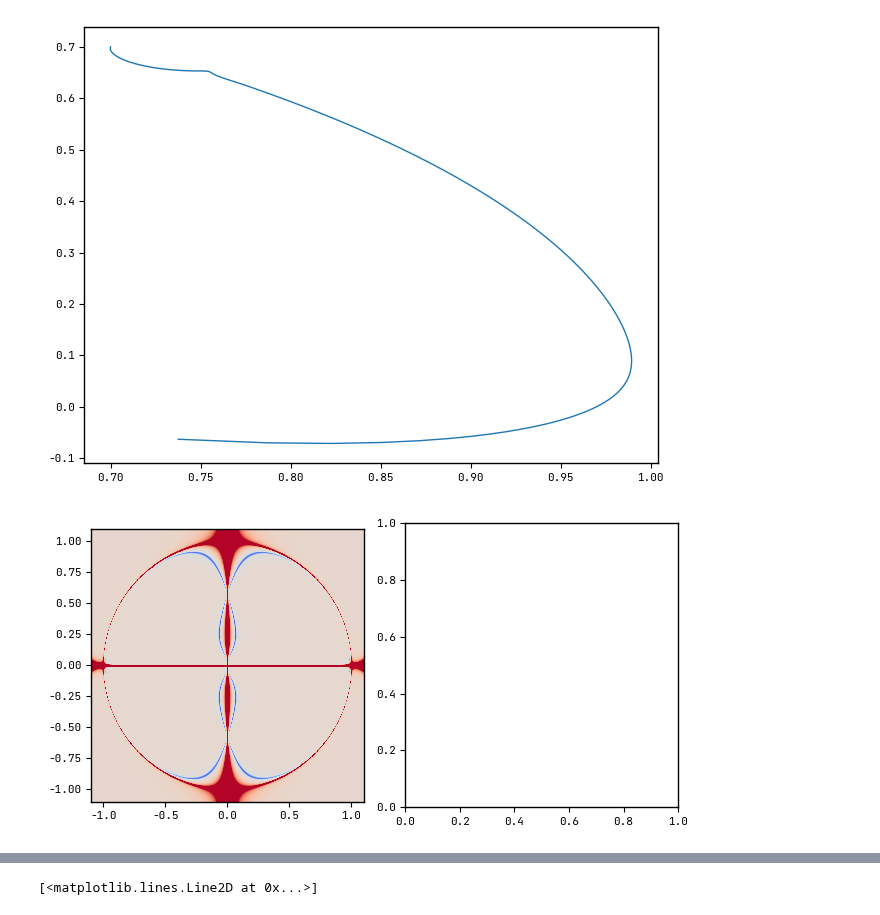
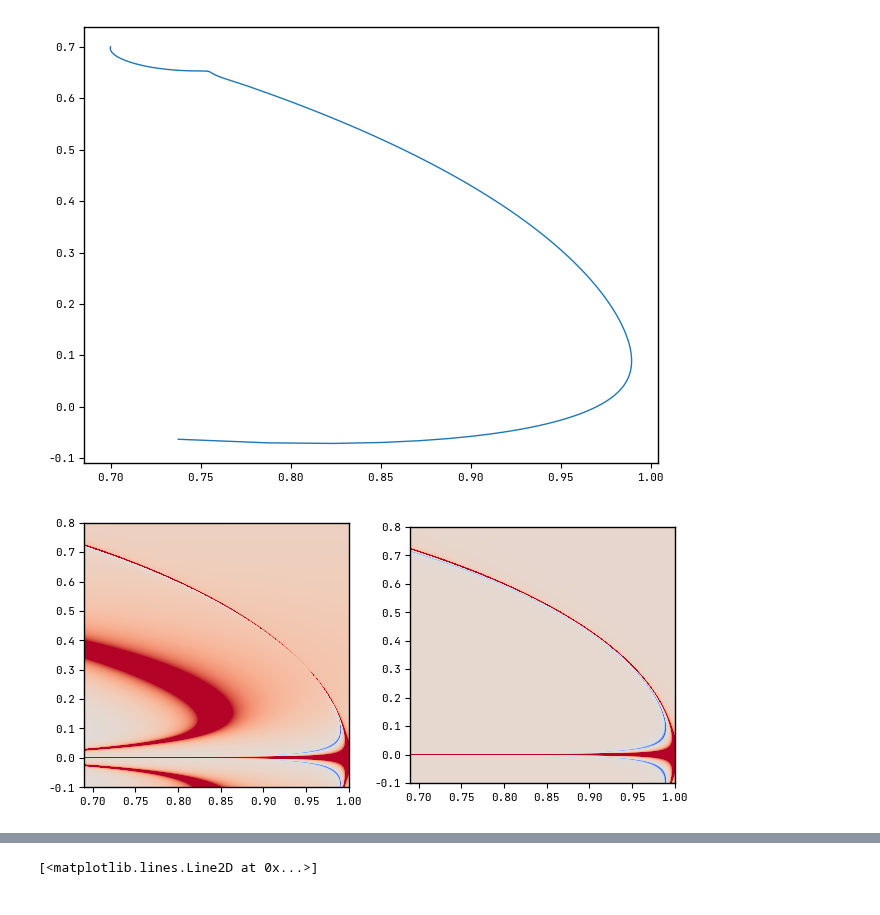
Before and after one commit to smups/inflatox, a Jupyter notebook: notebooks/angular_inf.ipynb, the cells around one changed output, grey strips where cells are left out. Saved outputs shown, nothing was run; the diff lists cells and outputs as text; code cells hidden in the pictures.

```diff
--- a/notebooks/angular_inf.ipynb
+++ b/notebooks/angular_inf.ipynb
@@ -84,7 +84,7 @@ hesse = inflatox.SymbolicCalculation.new(
 Calculating covariant Hesse matrix...
 Projecting the Hesse matrix on the vielbein basis...
 # %%
-out = inflatox.Compiler(hesse, cleanup=False).compile()
+out = inflatox.Compiler(hesse).compile()
 out.print_sym_lookup_table()
 # %% [output]
 [Symbol Dictionary]
@@ -155,25 +155,37 @@ plt.plot(phix, phiy)
 # %% [output]
 [<matplotlib.lines.Line2D at 0x...>]
 [figure]
+# %%
+extent = (0.69, 1.0, -0.1, 0.8)
+array1 = anguelova.evaluate(args, *extent)
+array2 = anguelova.evaluate(args, *extent, order='leading')
 # %%
 two_norm = mpl.colors.TwoSlopeNorm(0.25, vmax=10)
 cmap = mpl.colormaps['coolwarm'].copy()
 cmap.set_over(cmap(1.0))
 cmap.set_bad(cmap(1.0))
 
 fig, (ax1, ax2) = plt.subplots(1,2,
   figsize=FULL_FIG(0.5),
   width_ratios=[1, 1]
 )
 
-extent1 = (-1.1, 1.1, -1.1, 1.1)
-array1 = anguelova.evaluate(args, *extent1)
-img = ax1.imshow(
+img1 = ax1.imshow(
   np.transpose(array1),
-  extent=extent1,
-  cmap=cmap,
-  norm=two_norm
+  extent = extent,
+  cmap = cmap,
+  norm = two_norm,
+  origin = 'lower',
+  aspect = 0.31/0.9
 )
-del array1
+
+img2 = ax2.imshow(
+  np.transpose(array2),
+  extent = extent,
+  cmap = cmap,
+  norm = two_norm,
+  origin = 'lower',
+  aspect = 0.3/0.9
+)
 # %% [output]
-[figure, old version]
+[figure, new version]
```
Also changed, not shown: parts of 6 cells of this notebook, 1 other file.
